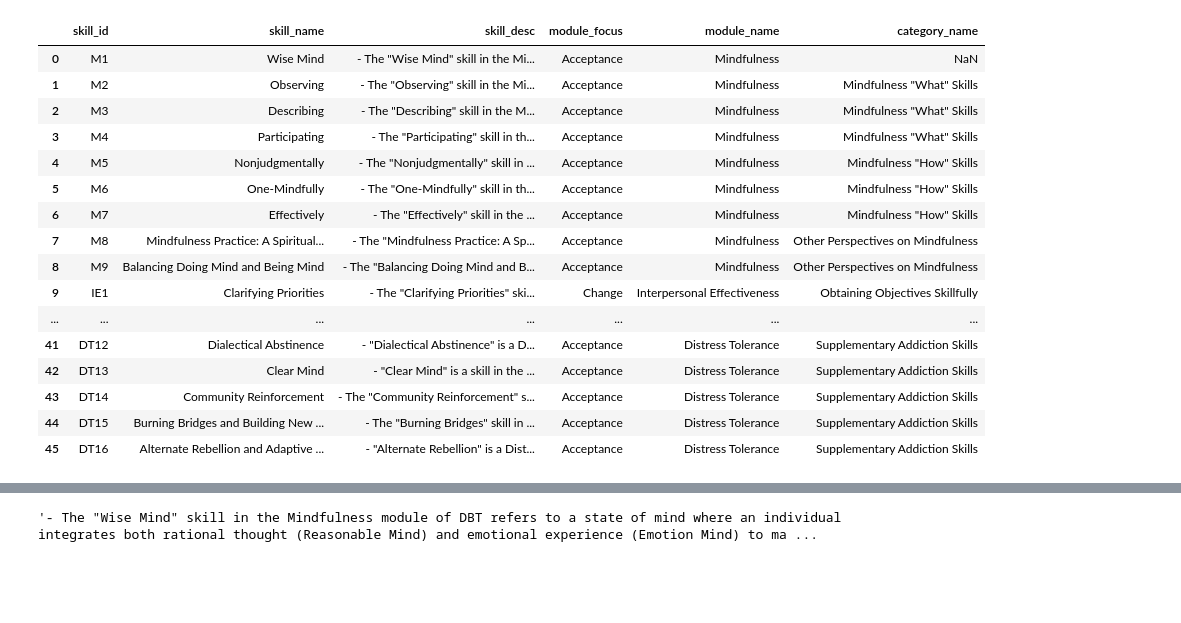
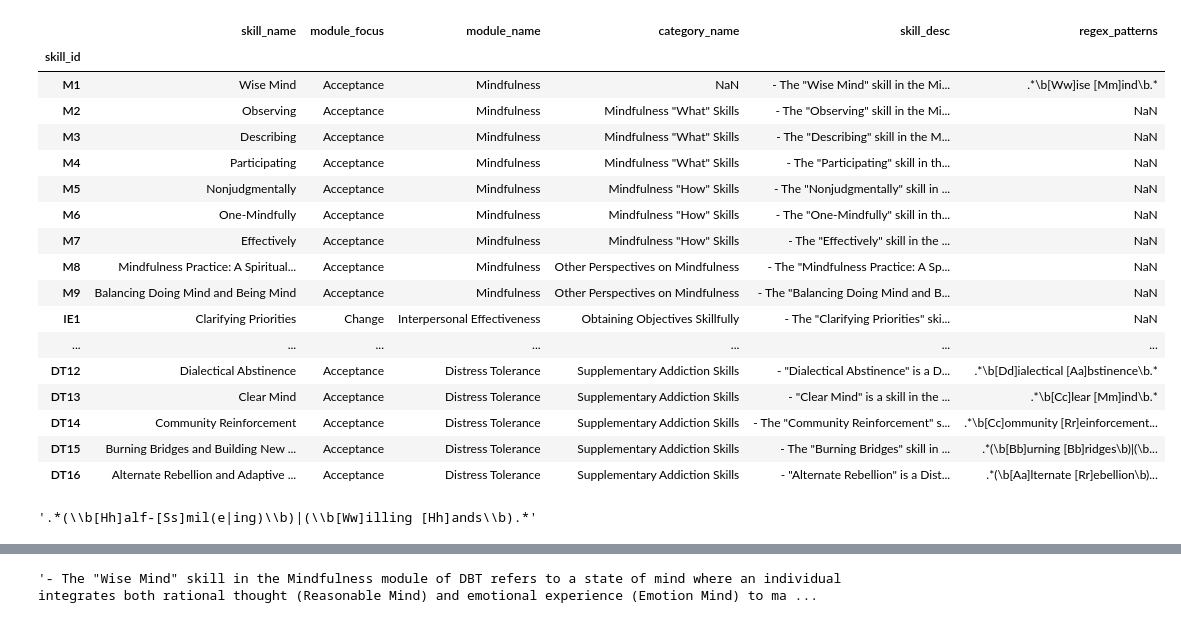
Before and after one commit to hecerinc/dbt-llm, a Jupyter notebook: src/notebooks/andrew_dev.ipynb, the cells around one changed output, grey strips where cells are left out. Drawn from its saved outputs; the diff is of its cells as text; code cells hidden in the pictures; blank space fills up the shorter version.

Commit message:
building DBTSkill class for use in skill presence pipeline

```diff
--- a/src/notebooks/andrew_dev.ipynb
+++ b/src/notebooks/andrew_dev.ipynb
@@ -15,23 +15,31 @@ token_encoder = tiktoken.get_encoding('cl100k_base')
 def count_tokens(txt):
     return len(token_encoder.encode(txt))
 # %%
-dbt_skills_ref = pd.read_csv(os.path.join('..', 'data', 'dbt_skills_ref.csv'))
+dbt_skills_ref = pd.read_csv(
+    os.path.join('..', 'data', 'dbt_skills_ref.csv'),
+    index_col='skill_id',
+)
 dbt_skills_ref
 # %% [output]
-|  | skill_id | skill_name | skill_desc | module_focus | module_name | category_name |
-| 0 | M1 | Wise Mind | - The "Wise Mind" skill in the Mi... | Acceptance | Mindfulness | NaN |
-| 1 | M2 | Observing | - The "Observing" skill in the Mi... | Acceptance | Mindfulness | Mindfulness "What" Skills |
-| 2 | M3 | Describing | - The "Describing" skill in the M... | Acceptance | Mindfulness | Mindfulness "What" Skills |
-| 3 | M4 | Participating | - The "Participating" skill in th... | Acceptance | Mindfulness | Mindfulness "What" Skills |
-| 4 | M5 | Nonjudgmentally | - The "Nonjudgmentally" skill in ... | Acceptance | Mindfulness | Mindfulness "How" Skills |
-| 5 | M6 | One-Mindfully | - The "One-Mindfully" skill in th... | Acceptance | Mindfulness | Mindfulness "How" Skills |
-| 6 | M7 | Effectively | - The "Effectively" skill in the ... | Acceptance | Mindfulness | Mindfulness "How" Skills |
-| 7 | M8 | Mindfulness Practice: A Spiritual... | - The "Mindfulness Practice: A Sp... | Acceptance | Mindfulness | Other Perspectives on Mindfulness |
-| 8 | M9 | Balancing Doing Mind and Being Mind | - The "Balancing Doing Mind and B... | Acceptance | Mindfulness | Other Perspectives on Mindfulness |
-| 9 | IE1 | Clarifying Priorities | - The "Clarifying Priorities" ski... | Change | Interpersonal Effectiveness | Obtaining Objectives Skillfully |
+|  | skill_name | module_focus | module_name | category_name | skill_desc | regex_patterns |
+| skill_id |  |  |  |  |  |  |
+| M1 | Wise Mind | Acceptance | Mindfulness | NaN | - The "Wise Mind" skill in the Mi... | .*\b[Ww]ise [Mm]ind\b.* |
+| M2 | Observing | Acceptance | Mindfulness | Mindfulness "What" Skills | - The "Observing" skill in the Mi... | NaN |
+| M3 | Describing | Acceptance | Mindfulness | Mindfulness "What" Skills | - The "Describing" skill in the M... | NaN |
+| M4 | Participating | Acceptance | Mindfulness | Mindfulness "What" Skills | - The "Participating" skill in th... | NaN |
+| M5 | Nonjudgmentally | Acceptance | Mindfulness | Mindfulness "How" Skills | - The "Nonjudgmentally" skill in ... | NaN |
+| M6 | One-Mindfully | Acceptance | Mindfulness | Mindfulness "How" Skills | - The "One-Mindfully" skill in th... | NaN |
+| M7 | Effectively | Acceptance | Mindfulness | Mindfulness "How" Skills | - The "Effectively" skill in the ... | NaN |
+| M8 | Mindfulness Practice: A Spiritual... | Acceptance | Mindfulness | Other Perspectives on Mindfulness | - The "Mindfulness Practice: A Sp... | NaN |
+| M9 | Balancing Doing Mind and Being Mind | Acceptance | Mindfulness | Other Perspectives on Mindfulness | - The "Balancing Doing Mind and B... | NaN |
+| IE1 | Clarifying Priorities | Change | Interpersonal Effectiveness | Obtaining Objectives Skillfully | - The "Clarifying Priorities" ski... | NaN |
 | ... | ... | ... | ... | ... | ... | ... |
-| 41 | DT12 | Dialectical Abstinence | - "Dialectical Abstinence" is a D... | Acceptance | Distress Tolerance | Supplementary Addiction Skills |
-| 42 | DT13 | Clear Mind | - "Clear Mind" is a skill in the ... | Acceptance | Distress Tolerance | Supplementary Addiction Skills |
-| 43 | DT14 | Community Reinforcement | - The "Community Reinforcement" s... | Acceptance | Distress Tolerance | Supplementary Addiction Skills |
-| 44 | DT15 | Burning Bridges and Building New ... | - The "Burning Bridges" skill in ... | Acceptance | Distress Tolerance | Supplementary Addiction Skills |
-| 45 | DT16 | Alternate Rebellion and Adaptive ... | - "Alternate Rebellion" is a Dist... | Acceptance | Distress Tolerance | Supplementary Addiction Skills |
+| DT12 | Dialectical Abstinence | Acceptance | Distress Tolerance | Supplementary Addiction Skills | - "Dialectical Abstinence" is a D... | .*\b[Dd]ialectical [Aa]bstinence\b.* |
+| DT13 | Clear Mind | Acceptance | Distress Tolerance | Supplementary Addiction Skills | - "Clear Mind" is a skill in the ... | .*\b[Cc]lear [Mm]ind\b.* |
+| DT14 | Community Reinforcement | Acceptance | Distress Tolerance | Supplementary Addiction Skills | - The "Community Reinforcement" s... | .*\b[Cc]ommunity [Rr]einforcement... |
+| DT15 | Burning Bridges and Building New ... | Acceptance | Distress Tolerance | Supplementary Addiction Skills | - The "Burning Bridges" skill in ... | .*(\b[Bb]urning [Bb]ridges\b)|(\b... |
+| DT16 | Alternate Rebellion and Adaptive ... | Acceptance | Distress Tolerance | Supplementary Addiction Skills | - "Alternate Rebellion" is a Dist... | .*(\b[Aa]lternate [Rr]ebellion\b)... |
+# %%
+dbt_skills_ref.loc['DT10']['regex_patterns']
+# %% [output]
+'.*(\\b[Hh]alf-[Ss]mil(e|ing)\\b)|(\\b[Ww]illing [Hh]ands\\b).*'
```
Also changed, not shown: parts of 16 cells of this notebook, 3 other files.
